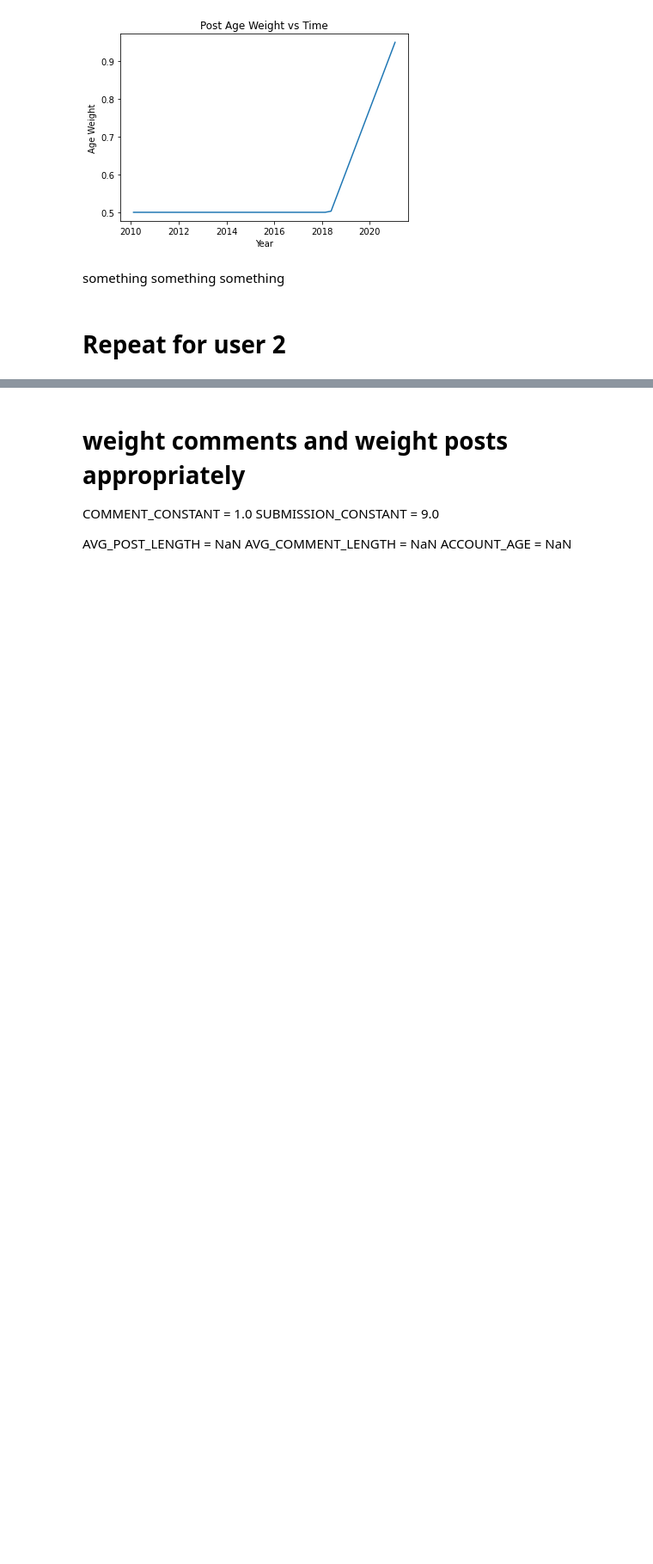
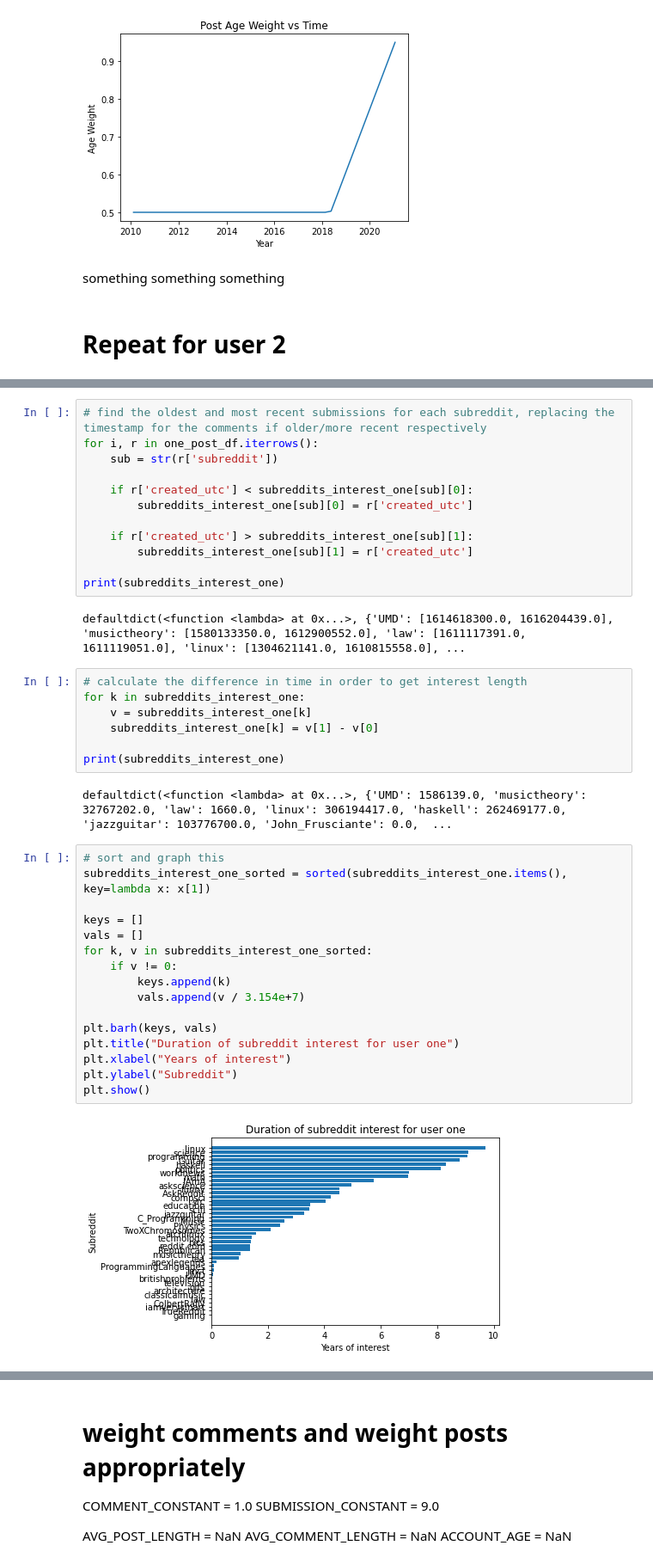
Before and after one commit to ariqbailey/ariqbailey.github.io, a Jupyter notebook: reddit-common-interests/Final_Project.ipynb, the cells around one changed output, grey strips where cells are left out. Shown at 86% size. Drawn from its saved outputs; the diff is of its cells as text; blank space fills up the shorter version.

Commit message:
topic interest duration weights user one

```diff
--- a/reddit-common-interests/Final_Project.ipynb
+++ b/reddit-common-interests/Final_Project.ipynb
@@ -393,0 +411,41 @@ combined
+# %%
+# find the oldest and most recent submissions for each subreddit, replacing the timestamp for the comments if older/more recent respectively
+for i, r in one_post_df.iterrows():
+    sub = str(r['subreddit'])
+
+    if r['created_utc'] < subreddits_interest_one[sub][0]:
+        subreddits_interest_one[sub][0] = r['created_utc']
+
+    if r['created_utc'] > subreddits_interest_one[sub][1]:
+        subreddits_interest_one[sub][1] = r['created_utc']
+
+print(subreddits_interest_one)
+# %% [output]
+defaultdict(<function <lambda> at 0x...>, {'UMD': [1614618300.0, 1616204439.0], 'musictheory': [1580133350.0, 1612900552.0], 'law': [1611117391.0, 1611119051.0], 'linux': [1304621141.0, 1610815558.0], ...
+# %%
+# calculate the difference in time in order to get interest length
+for k in subreddits_interest_one:
+    v = subreddits_interest_one[k]
+    subreddits_interest_one[k] = v[1] - v[0]
+
+print(subreddits_interest_one)
+# %% [output]
+defaultdict(<function <lambda> at 0x...>, {'UMD': 1586139.0, 'musictheory': 32767202.0, 'law': 1660.0, 'linux': 306194417.0, 'haskell': 262469177.0, 'jazzguitar': 103776700.0, 'John_Frusciante': 0.0,  ...
+# %%
+# sort and graph this
+subreddits_interest_one_sorted = sorted(subreddits_interest_one.items(), key=lambda x: x[1])
+
+keys = []
+vals = []
+for k, v in subreddits_interest_one_sorted:
+    if v != 0:
+        keys.append(k)
+        vals.append(v / 3.154e+7)
+
+plt.barh(keys, vals)
+plt.title("Duration of subreddit interest for user one")
+plt.xlabel("Years of interest")
+plt.ylabel("Subreddit")
+plt.show()
+# %% [output]
+[figure, added]
```
Also changed, not shown: parts of 8 cells of this notebook.
